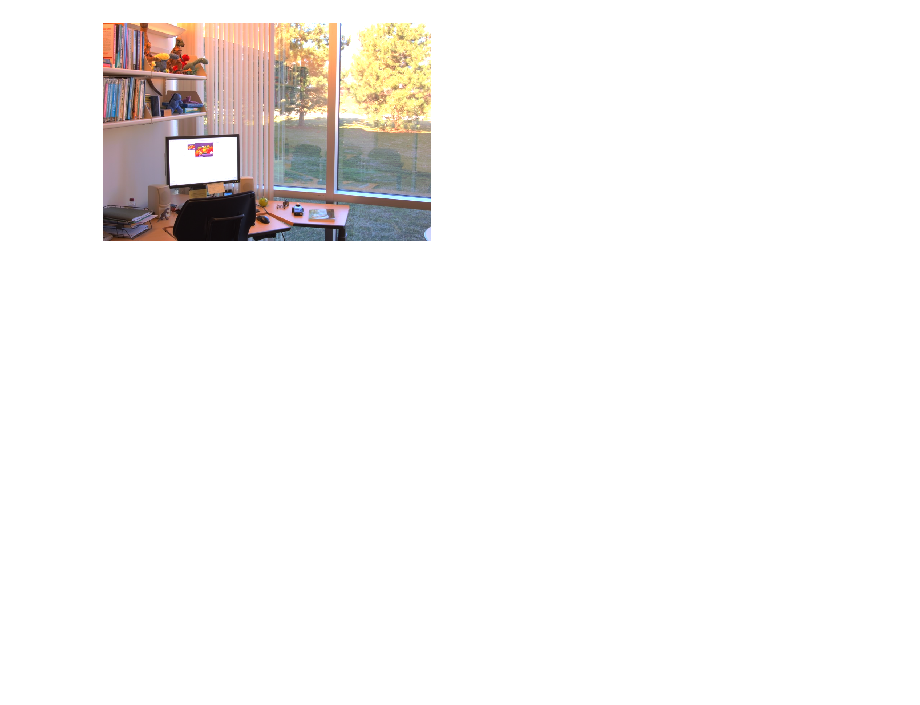
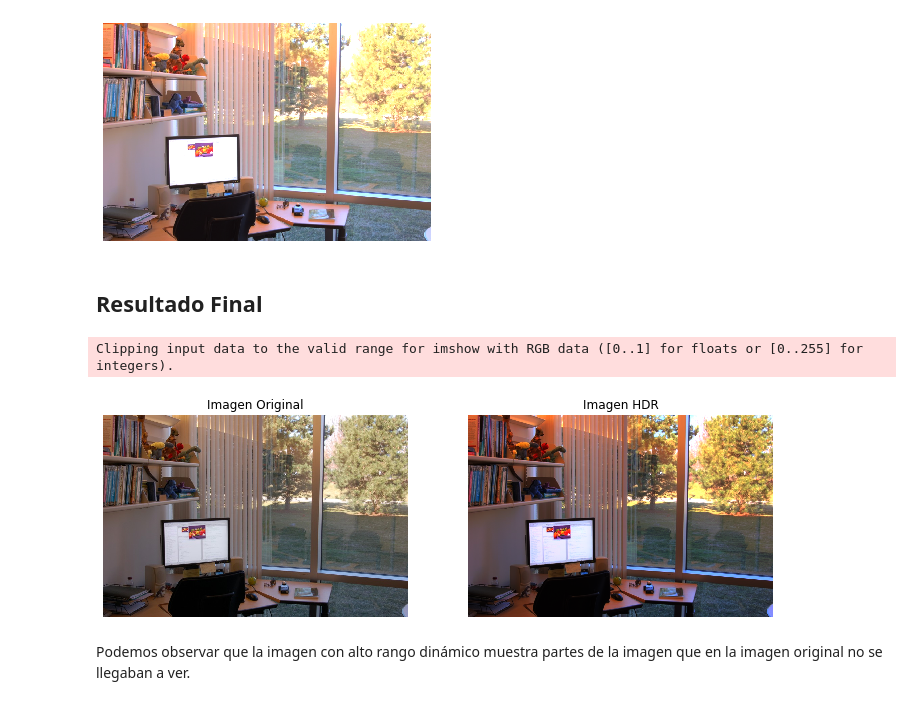
Before and after one commit to asp-image-dsp/image-processing-tp04, a Jupyter notebook: notebooks/ex8.ipynb, the cells around one changed output. Cells and saved outputs as stored; diff of their text form; code cells hidden in the pictures; blank space fills up the shorter version.

```diff
--- a/notebooks/ex8.ipynb
+++ b/notebooks/ex8.ipynb
@@ -92,3 +97,22 @@ plt.show()
 # %% [output]
 Clipping input data to the valid range for imshow with RGB data ([0..1] for floats or [0..255] for integers).
 [figure]
+# %% [markdown]
+## Resultado Final
+# %%
+# Mostramos todas las imagenes
+plt.figure(figsize=(12,8))
+ax = plt.subplot(1, 2, 1)
+ax.imshow(imgs[3])
+ax.axis('off')
+ax.set_title(f'Imagen Original')
+ax = plt.subplot(1, 2, 2)
+plt.imshow(ldrDrago)
+plt.axis('off')
+ax.set_title(f'Imagen HDR')
+plt.show()
+# %% [output]
+Clipping input data to the valid range for imshow with RGB data ([0..1] for floats or [0..255] for integers).
+[figure, added]
+# %% [markdown]
+Podemos observar que la imagen con alto rango dinámico muestra partes de la imagen que en la imagen original no se llegaban a ver.
```
Also changed, not shown: parts of 6 cells of this notebook.
